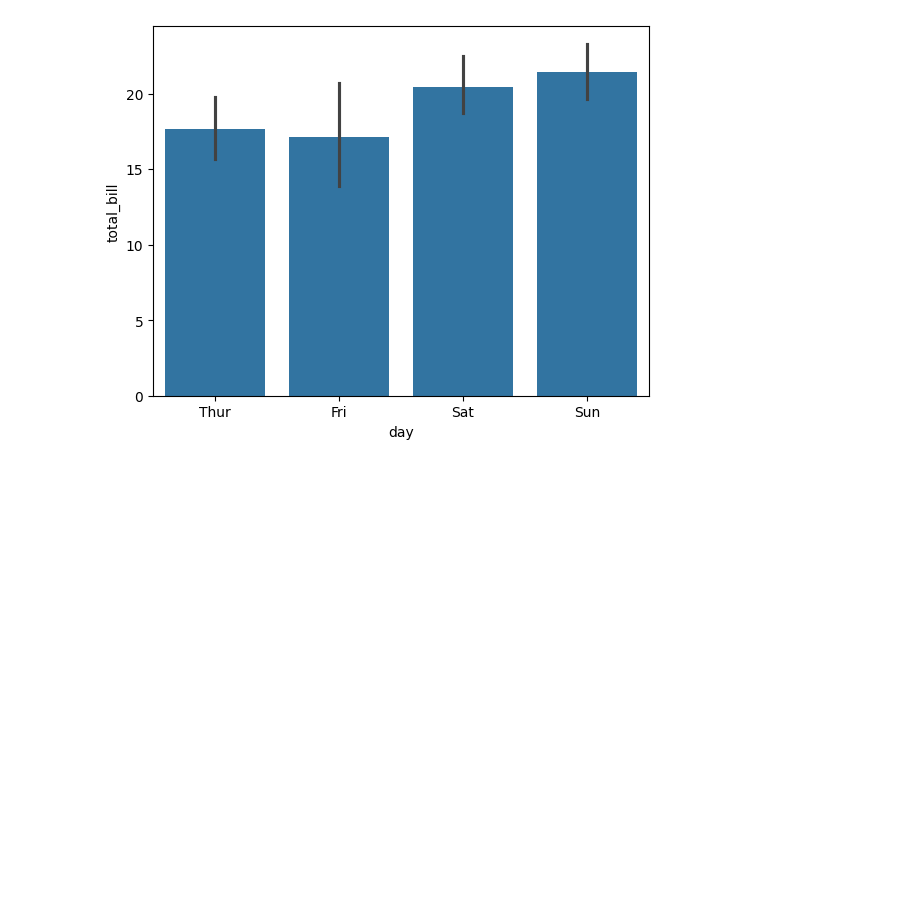
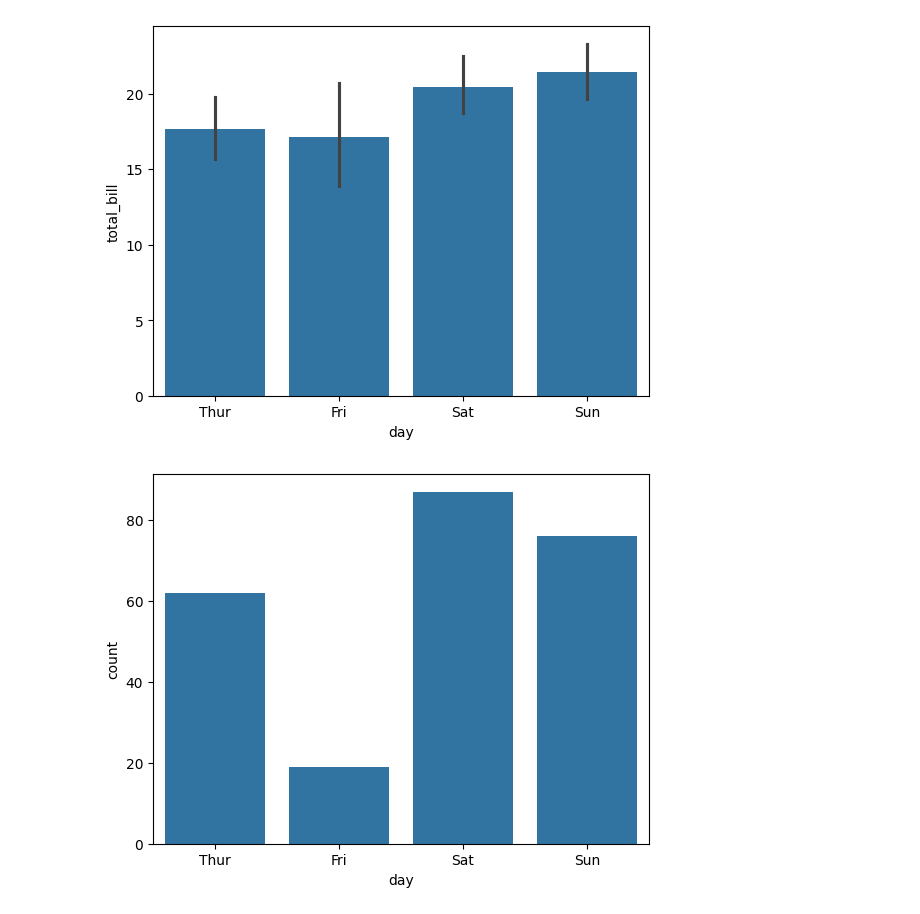
Before and after one commit to sangitgyawali/learning_seaborn, a Jupyter notebook: seaborn.ipynb, the cells around one changed output. Saved outputs shown, nothing was run; the diff lists cells and outputs as text; code cells hidden in the pictures; blank space fills up the shorter version.

Commit message:
Count Plot

```diff
--- a/seaborn.ipynb
+++ b/seaborn.ipynb
@@ -33,3 +33,8 @@ sns.barplot(x="day", y="total_bill", data=tips)
 plt.show()
 # %% [output]
 [figure]
+# %%
+sns.countplot(x="day", data=tips)
+plt.show()
+# %% [output]
+[figure, added]
```
